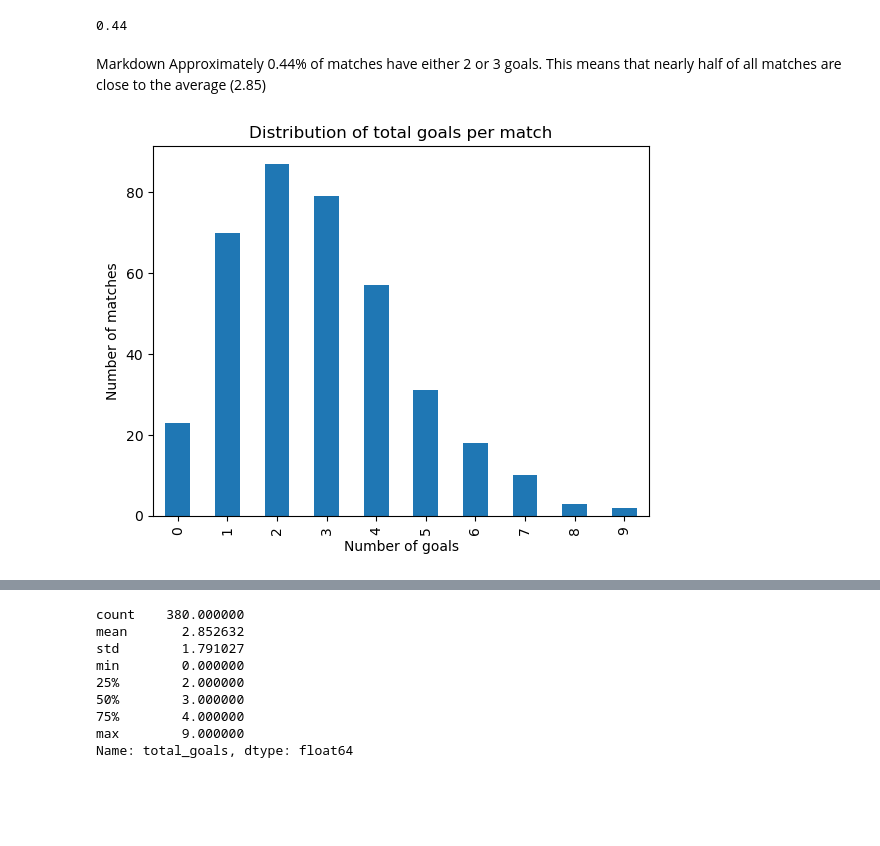
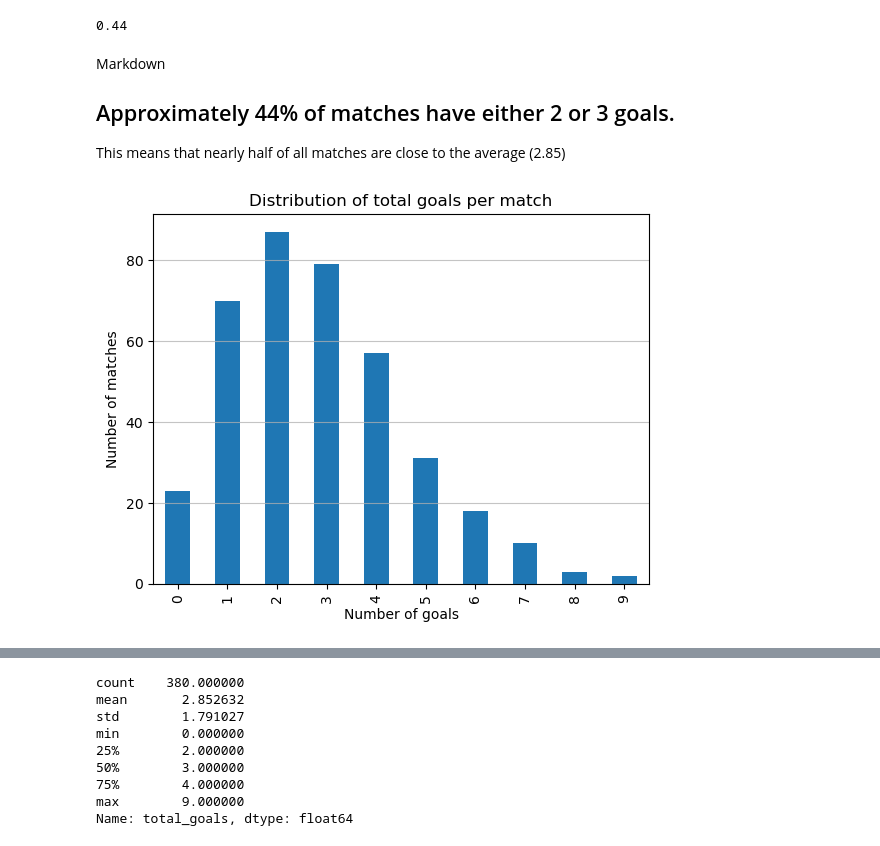
Before and after one commit to ohczed/premier-league-statistical-analysis, a Jupyter notebook: premier_league_math_project.ipynb, the cells around one changed output, grey strips where cells are left out. Cells and saved outputs as stored; diff of their text form; code cells hidden in the pictures; blank space fills up the shorter version.

```diff
--- a/premier_league_math_project.ipynb
+++ b/premier_league_math_project.ipynb
@@ -109,14 +268,16 @@ round(percentage_close, 2)
 0.44
 # %% [markdown]
 Markdown
-Approximately 0.44% of matches have either 2 or 3 goals.
+
+## Approximately 44% of matches have either 2 or 3 goals.
 This means that nearly half of all matches are close to the average (2.85)
 # %%
 df["total_goals"].value_counts().sort_index().plot(kind="bar")
 
 plt.title("Distribution of total goals per match")
 plt.xlabel("Number of goals")
 plt.ylabel("Number of matches")
+plt.grid(axis='y', alpha=0.75)
 plt.show()
 # %% [output]
-[figure, old version]
+[figure, new version]
```
Also changed, not shown: parts of 28 cells of this notebook.
